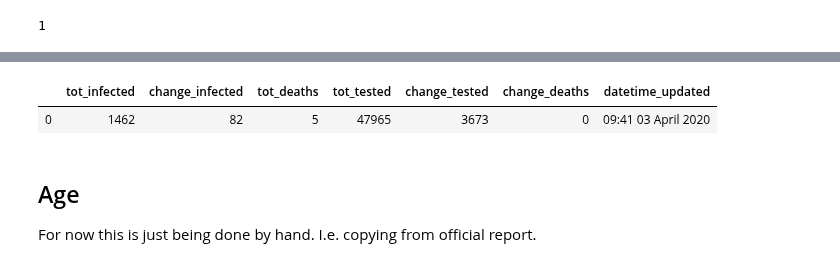
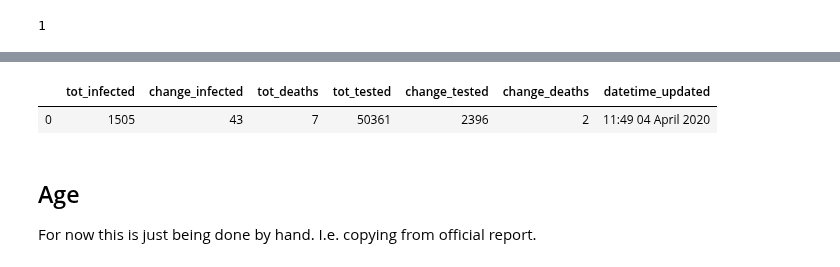
Before and after one commit to SimonRosen173/Covid19SAData, a Jupyter notebook: Data_Preprocessing.ipynb, the cells around one changed output, grey strips where cells are left out. Drawn from its saved outputs; the diff is of its cells as text; code cells hidden in the pictures.

Commit message:
Data updated for 04 April

```diff
--- a/Data_Preprocessing.ipynb
+++ b/Data_Preprocessing.ipynb
@@ -709,11 +736,11 @@ Current Time = 09:41 03 April 2020
 # %%
-gen_data = pd.DataFrame(dict(tot_infected=[tot_infected], change_infected=[change_infected], tot_deaths=["5"],
-                             tot_tested=[tot_tested], change_tested=[change_tested], change_deaths=["0"],
+gen_data = pd.DataFrame(dict(tot_infected=[tot_infected], change_infected=[change_infected], tot_deaths=["7"],
+                             tot_tested=[tot_tested], change_tested=[change_tested], change_deaths=["2"],
                              datetime_updated=[current_time]))
 gen_data
 # %% [output]
 |  | tot_infected | change_infected | tot_deaths | tot_tested | change_tested | change_deaths | datetime_updated |
-| 0 | 1462 | 82 | 5 | 47965 | 3673 | 0 | 09:41 03 April 2020 |
+| 0 | 1505 | 43 | 7 | 50361 | 2396 | 2 | 11:49 04 April 2020 |
 # %%
 gen_data.to_csv("data/gen_data.csv", index=False)
 # %% [markdown]
```
Also changed, not shown: parts of 30 cells of this notebook, 28 other files.
